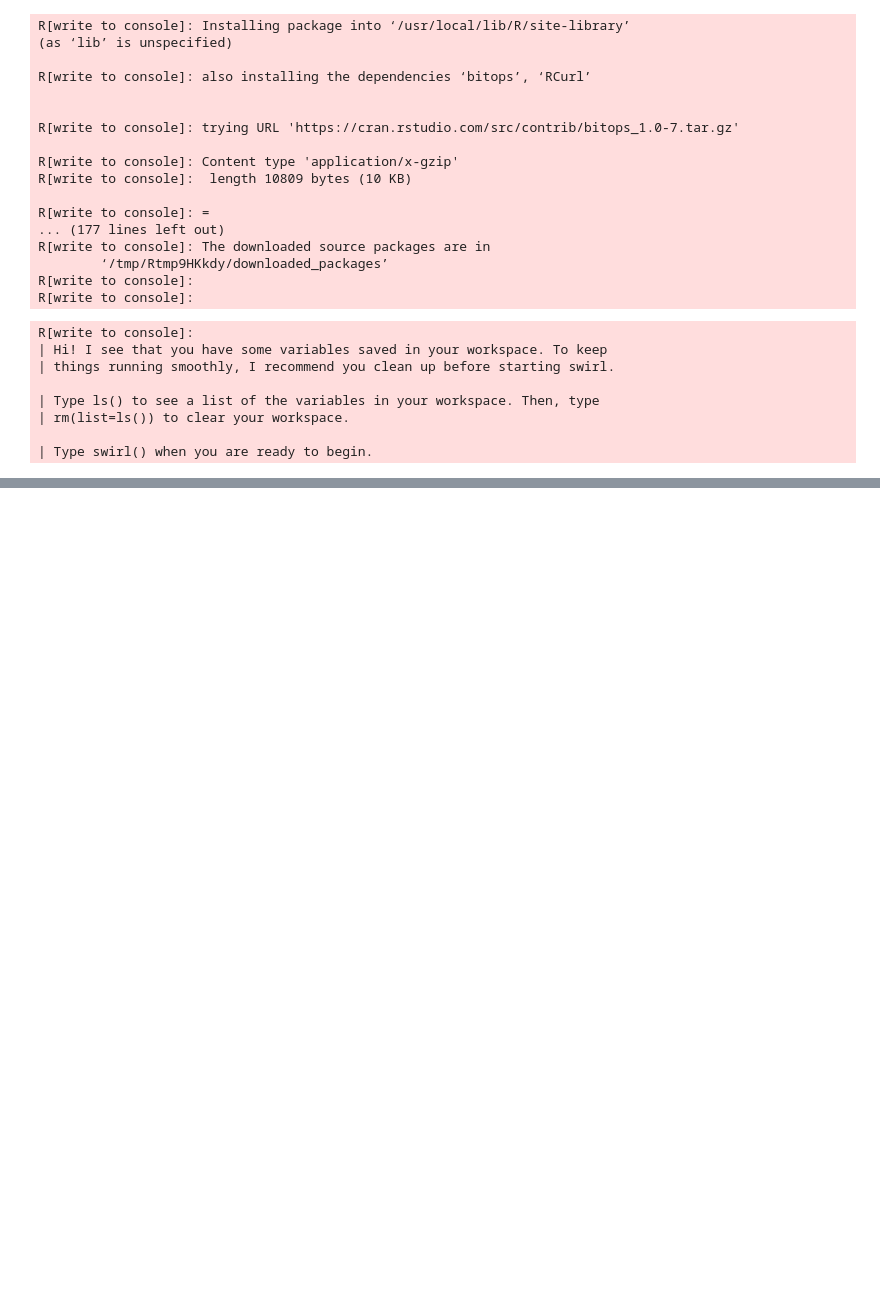
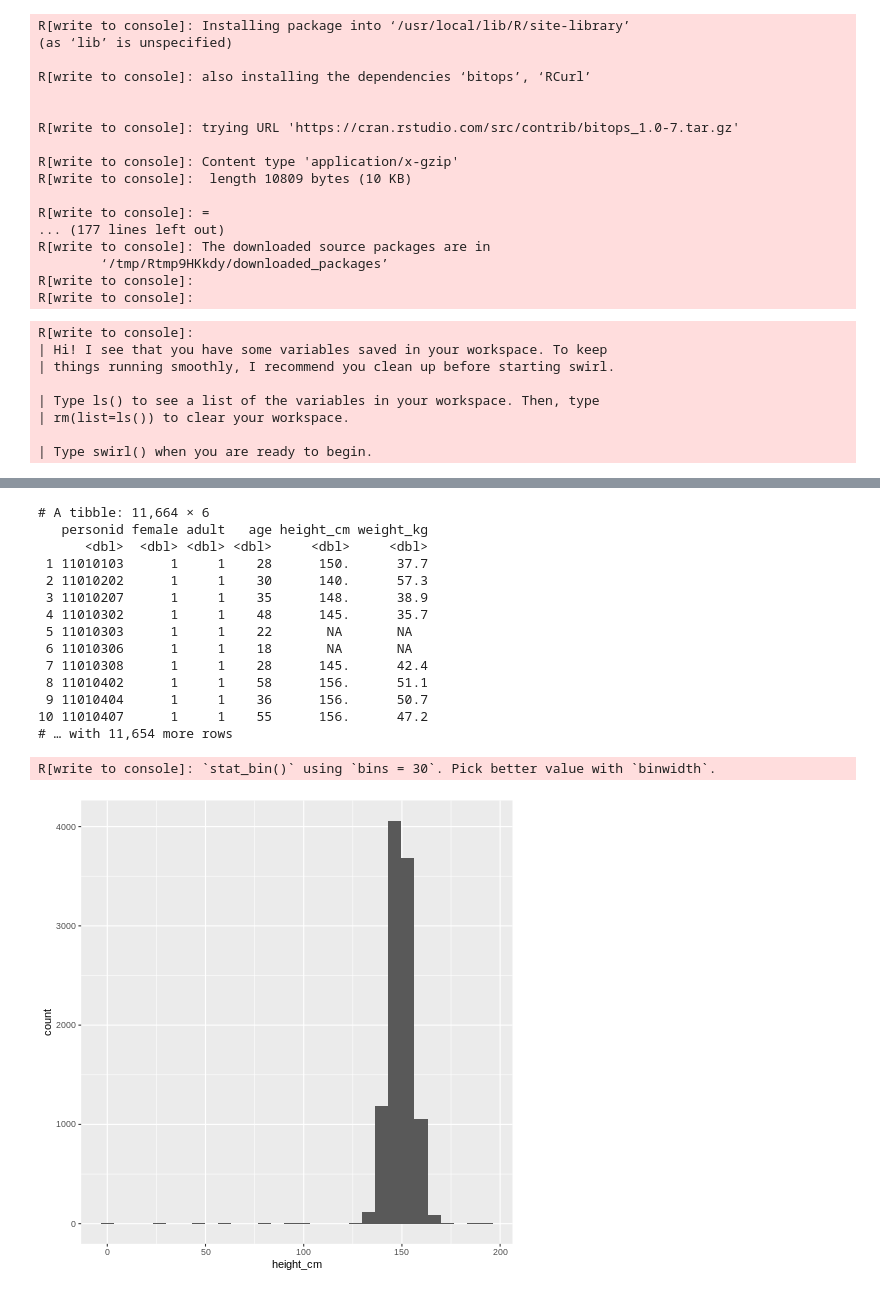
Before and after one commit to dataqueenpend/MIT_DataAnalysisForSocialScientists, a Jupyter notebook: r_notes.ipynb, the cells around one changed output, grey strips where cells are left out. Drawn from its saved outputs; the diff is of its cells as text; code cells hidden in the pictures; blank space fills up the shorter version.

```diff
--- a/r_notes.ipynb
+++ b/r_notes.ipynb
@@ -293,0 +310,4 @@ swirl()
+# %%
+%%R
+#load in the data
+bihar_data<-read_csv("/content/Bihar_sample_data.csv")
@@ -293,0 +341,31 @@ swirl()
+# %%
+%%R
+#keep only females
+bihar_adult_females <-filter(bihar_data, adult==1,female==1)
+# %%
+%%R
+#have a look
+
+print(bihar_adult_females)
+
+# default histogram in ggplot
+
+ggplot(bihar_adult_females, aes(height_cm))+
+  geom_histogram()
+# %% [output]
+# A tibble: 11,664 × 6
+   personid female adult   age height_cm weight_kg
+      <dbl>  <dbl> <dbl> <dbl>     <dbl>     <dbl>
+ 1 11010103      1     1    28      150.      37.7
+ 2 11010202      1     1    30      140.      57.3
+ 3 11010207      1     1    35      148.      38.9
+ 4 11010302      1     1    48      145.      35.7
+ 5 11010303      1     1    22       NA       NA
+ 6 11010306      1     1    18       NA       NA
+ 7 11010308      1     1    28      145.      42.4
+ 8 11010402      1     1    58      156.      51.1
+ 9 11010404      1     1    36      156.      50.7
+10 11010407      1     1    55      156.      47.2
+# … with 11,654 more rows
+R[write to console]: `stat_bin()` using `bins = 30`. Pick better value with `binwidth`.
+[figure, added]
```
Also changed, not shown: parts of 16 cells of this notebook.
